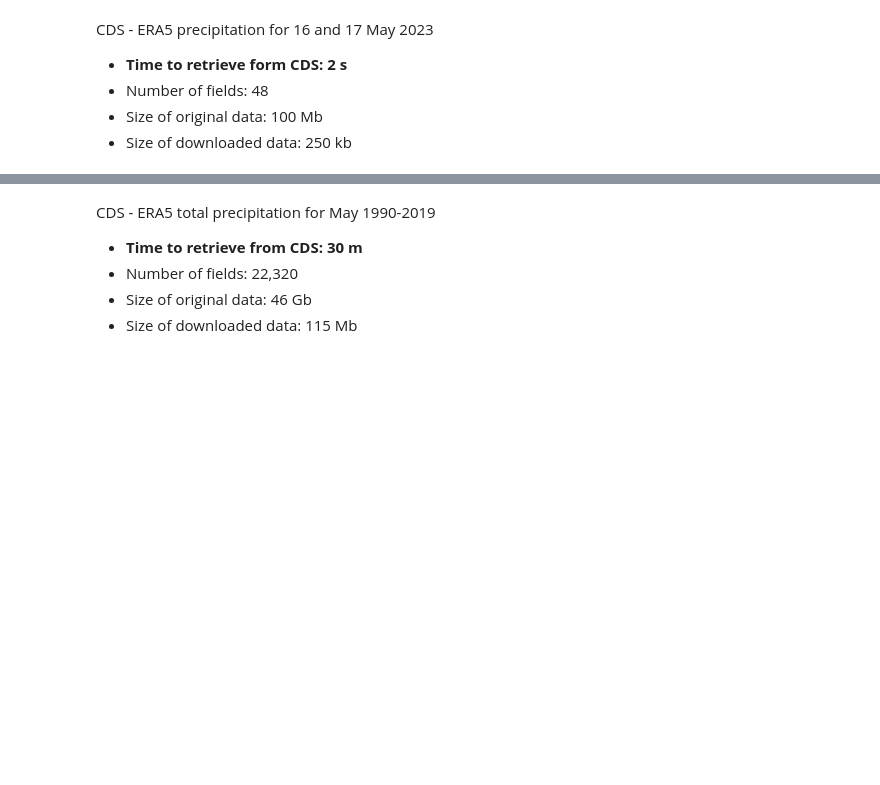
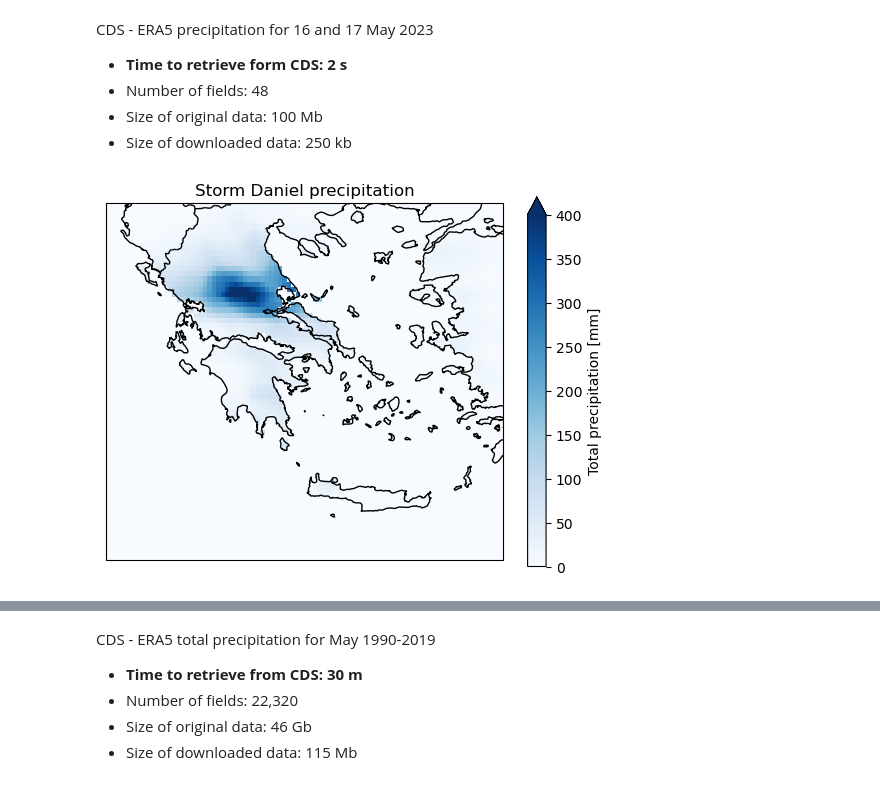
Before and after one commit to bopen/earthdatahub-notebooks, a Jupyter notebook: use-cases/floods-precipitation-anomaly.ipynb, the cells around one changed output, grey strips where cells are left out. Drawn from its saved outputs; the diff is of its cells as text; code cells hidden in the pictures; blank space fills up the shorter version.

```diff
--- a/use-cases/floods-precipitation-anomaly.ipynb
+++ b/use-cases/floods-precipitation-anomaly.ipynb
@@ -63,7 +175,11 @@ CDS - ERA5 precipitation for 16 and 17 May 2023
 - Size of original data: 100 Mb
 - Size of downloaded data: 250 kb
 # %%
-display.map(days_tp, vmax=vmax, title="Storm Daniel precipitation")
+days_tp_mm = days_tp * 1000
+days_tp_mm.attrs["units"] = "mm"
+display.map(days_tp_mm, vmax=vmax, title="Storm Daniel precipitation")
+# %% [output]
+[figure, added]
 # %%
 %%time
 
```
Also changed, not shown: parts of 7 cells of this notebook, 10 other files.
